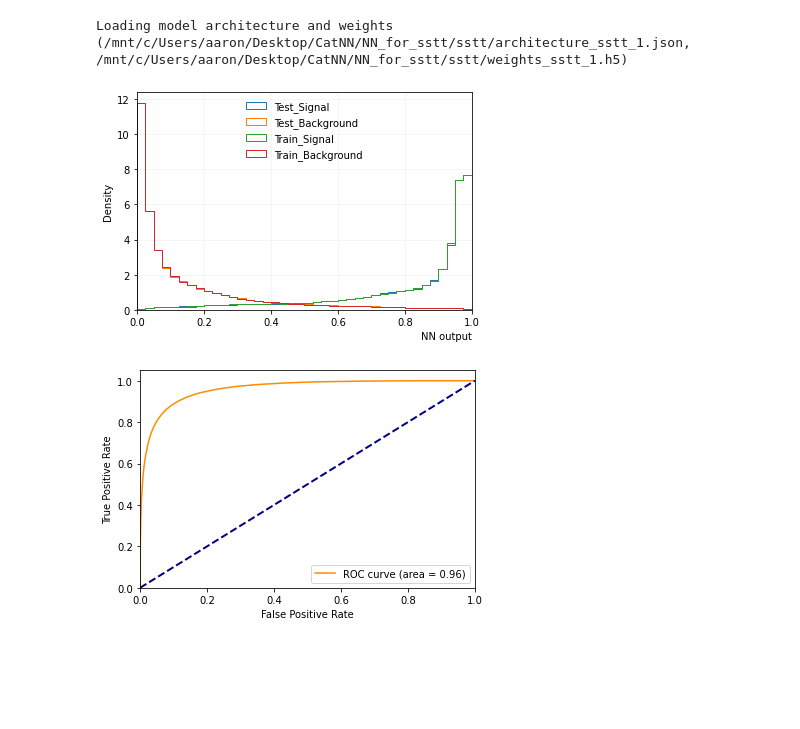
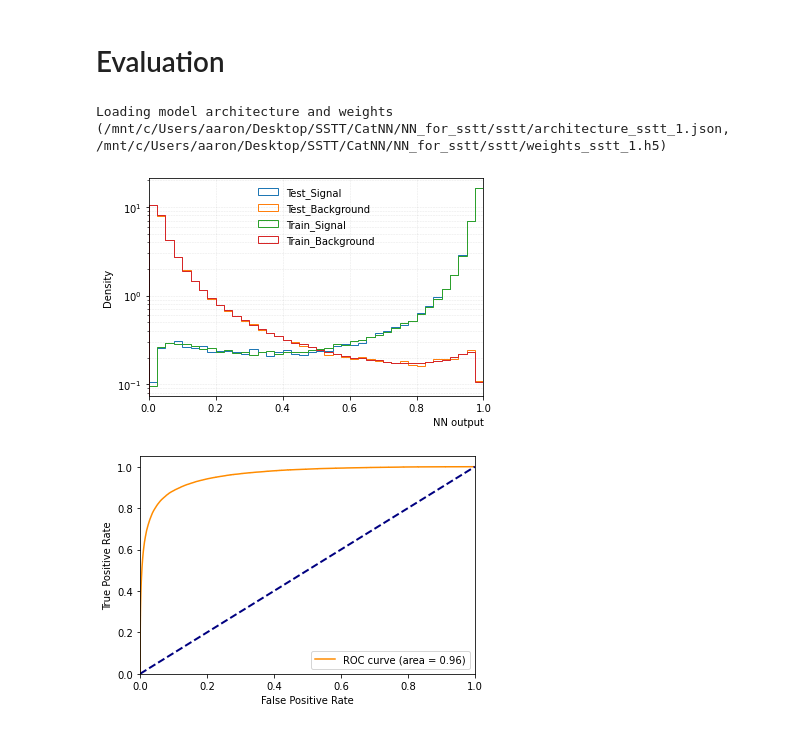
Before and after one commit to MerveNazlim/CatNN, a Jupyter notebook: NN_for_sstt/NN_for_sstt.ipynb, the cells around one changed output. Cells and saved outputs as stored; diff of their text form; code cells hidden in the pictures; blank space fills up the shorter version.

```diff
--- a/NN_for_sstt/NN_for_sstt.ipynb
+++ b/NN_for_sstt/NN_for_sstt.ipynb
@@ -5,6 +5,6 @@ from load_data import load_input_file, build_combined_input
 from NN_train import *
 path_tosave = 'sstt'
 # %%
-samples, feature_names = load_input_file('data/sstt_w.h5')
-input_features, targets, weights = build_combined_input(samples)
+samples, feature_names, class_names, class_no = load_input_file('data/sstt_MultiBackground.h5')
+input_features, targets, class_labels, weights = build_combined_input(samples)
 # %% [output]
@@ -33,8 +47,8 @@ Scaled weights:: W(1)=627209, W(0)=627208
 ==============================================================
 # %%
-train, val, test = Train_Val_Test_Split(input_scaled, targets, weights)
-n_epochs = 100
-batch_size = 2000
+train, val, test = Train_Val_Test_Split(input_scaled, targets, weights, class_labels)
+n_epochs = 50
+batch_size = 20000
 # %%
 # Function for Kfold Crossvalidation Training, it returns a list of the history and a list of the the models
 #num_folds = 2
@@ -100,12 +91,14 @@ _________________________________________________________________
 #fit_history = Train_NN(model, train, val, n_epochs, batch_size)
 #Plot_Metrics(fit_history, path_tosave)
 #Save_Model(model, "sstt_1", path_tosave)
+# %% [markdown]
+# Evaluation
 # %%
 model=Load_Model("sstt_1", path_tosave)
-Plot_NN_Output(model, train, test, False)
+Plot_NN_Output(model, train, test, True)
 # %% [output]
-Loading model architecture and weights (/mnt/c/Users/aaron/Desktop/CatNN/NN_for_sstt/sstt/architecture_sstt_1.json, /mnt/c/Users/aaron/Desktop/CatNN/NN_for_sstt/sstt/weights_sstt_1.h5)
+Loading model architecture and weights (/mnt/c/Users/aaron/Desktop/SSTT/CatNN/NN_for_sstt/sstt/architecture_sstt_1.json, /mnt/c/Users/aaron/Desktop/SSTT/CatNN/NN_for_sstt/sstt/weights_sstt_1.h5)
-[figure, old version]
+[figure, new version]
 # %%
 plot_roc_curve(model, test, path_tosave=path_tosave)
 # %% [output]
```
Also changed, not shown: parts of 16 cells of this notebook, 4 other files.
